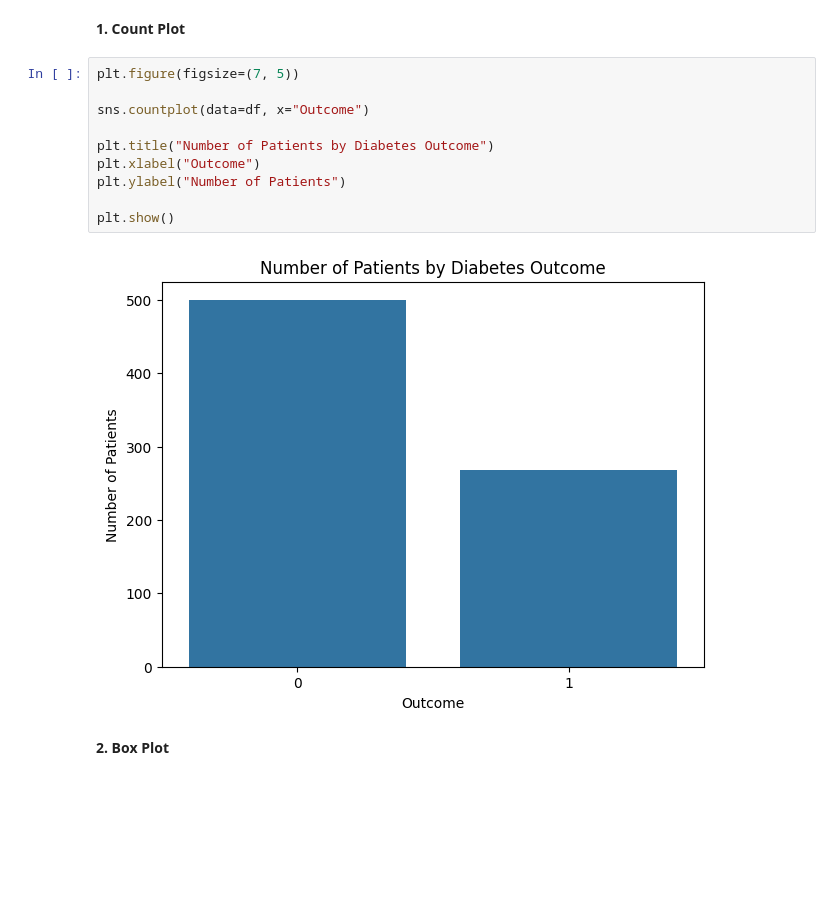
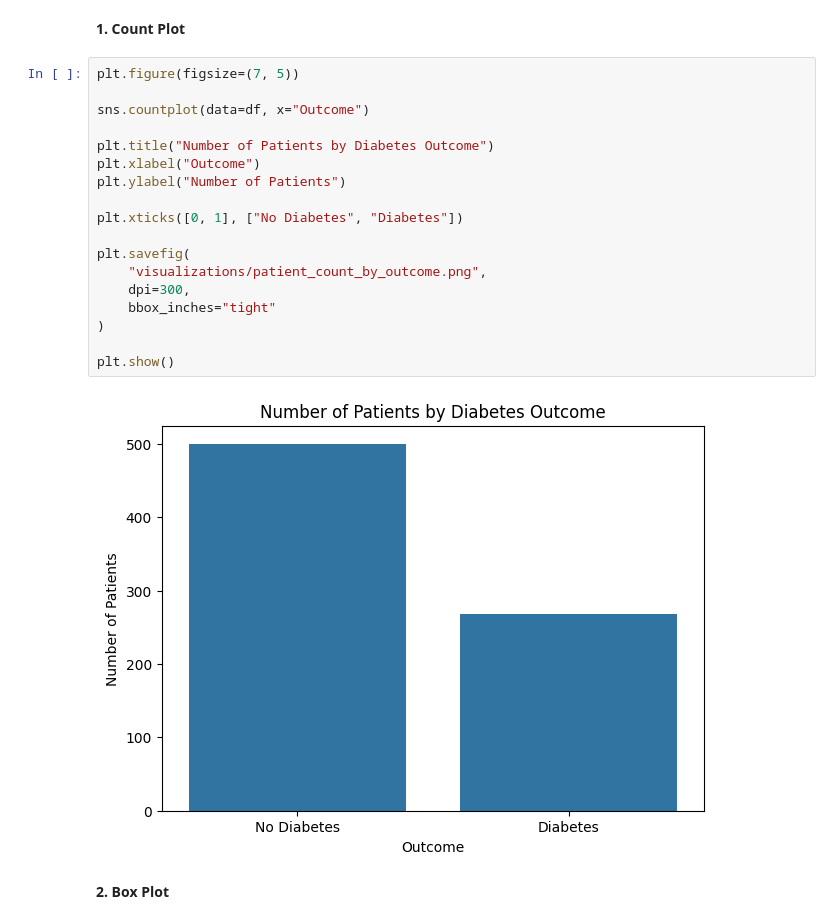
Before and after one commit to Annag126/Healthcare-data-analysis-visualization, a Jupyter notebook: Statistics_DV_EDA.ipynb, the cells around one changed output. Saved outputs shown, nothing was run; the diff lists cells and outputs as text; blank space fills up the shorter version.

```diff
--- a/Statistics_DV_EDA.ipynb
+++ b/Statistics_DV_EDA.ipynb
@@ -356,15 +390,23 @@ The following visualizations are created using Seaborn:
 # %%
 plt.figure(figsize=(7, 5))
 
 sns.countplot(data=df, x="Outcome")
 
 plt.title("Number of Patients by Diabetes Outcome")
 plt.xlabel("Outcome")
 plt.ylabel("Number of Patients")
 
+plt.xticks([0, 1], ["No Diabetes", "Diabetes"])
+
+plt.savefig(
+    "visualizations/patient_count_by_outcome.png",
+    dpi=300,
+    bbox_inches="tight"
+)
+
 plt.show()
 # %% [output]
-[figure, old version]
+[figure, new version]
 # %% [markdown]
 **2. Box Plot**
 # %%
```
Also changed, not shown: parts of 10 cells of this notebook, 10 other files.
